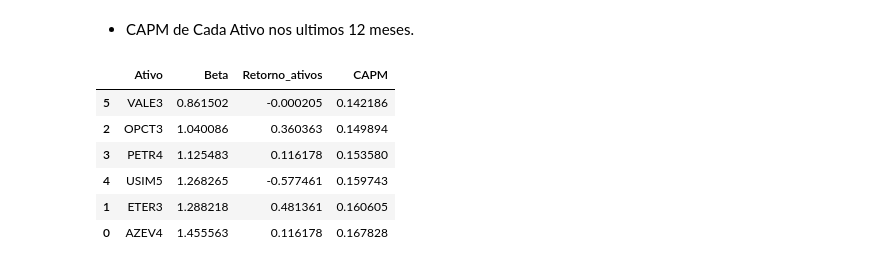
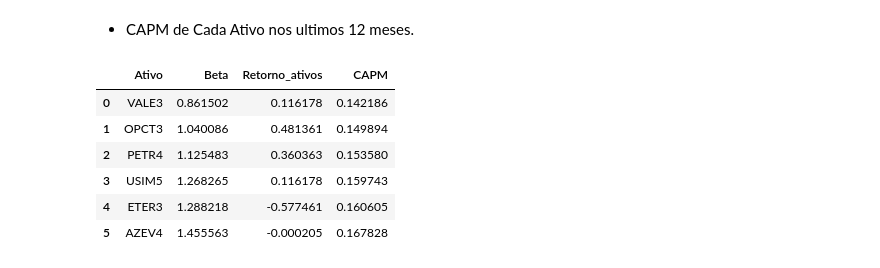
Before and after one commit to murilocechin/financial_analytics_final, a Jupyter notebook: tarefas.ipynb, the cells around one changed output. Drawn from its saved outputs; the diff is of its cells as text; code cells hidden in the pictures.

Commit message:
Ajustes df_CAPM_ativos

```diff
--- a/tarefas.ipynb
+++ b/tarefas.ipynb
@@ -1254,24 +1254,26 @@ df_VALE3_12_meses["Retorno"] = (df_VALE3_12_meses["Close"]/df_VALE3_12_meses["Cl
 # %%
 # Caculando o retorno médio anula nos ultimos 12 meses
 df_CAPM_ativos = df_betas_ativos.copy()
+
+df_CAPM_ativos.reset_index(inplace=True, drop=True)
 
 df_CAPM_ativos["Retorno_ativos"] = pd.Series([
     (df_VALE3_12_meses["Retorno"].mean() * 252),
     (df_OPCT3_12_meses["Retorno"].mean() * 252),
     (df_PETR4_12_meses["Retorno"].mean() * 252),
     (df_USIM5_12_meses["Retorno"].mean() * 252),
     (df_ETER3_12_meses["Retorno"].mean() * 252),
     (df_AZEV4_12_meses["Retorno"].mean() * 252)
 ])
 
 df_CAPM_ativos["CAPM"] = 0.105 + df_CAPM_ativos["Beta"]*(retorno_mercado_anual - 0.105)
 
 df_CAPM_ativos
 # %% [output]
 |  | Ativo | Beta | Retorno_ativos | CAPM |
-| 5 | VALE3 | 0.861502 | -0.000205 | 0.142186 |
-| 2 | OPCT3 | 1.040086 | 0.360363 | 0.149894 |
-| 3 | PETR4 | 1.125483 | 0.116178 | 0.153580 |
-| 4 | USIM5 | 1.268265 | -0.577461 | 0.159743 |
-| 1 | ETER3 | 1.288218 | 0.481361 | 0.160605 |
-| 0 | AZEV4 | 1.455563 | 0.116178 | 0.167828 |
+| 0 | VALE3 | 0.861502 | 0.116178 | 0.142186 |
+| 1 | OPCT3 | 1.040086 | 0.481361 | 0.149894 |
+| 2 | PETR4 | 1.125483 | 0.360363 | 0.153580 |
+| 3 | USIM5 | 1.268265 | 0.116178 | 0.159743 |
+| 4 | ETER3 | 1.288218 | -0.577461 | 0.160605 |
+| 5 | AZEV4 | 1.455563 | -0.000205 | 0.167828 |
```
Also changed, not shown: parts of 2 cells of this notebook.
